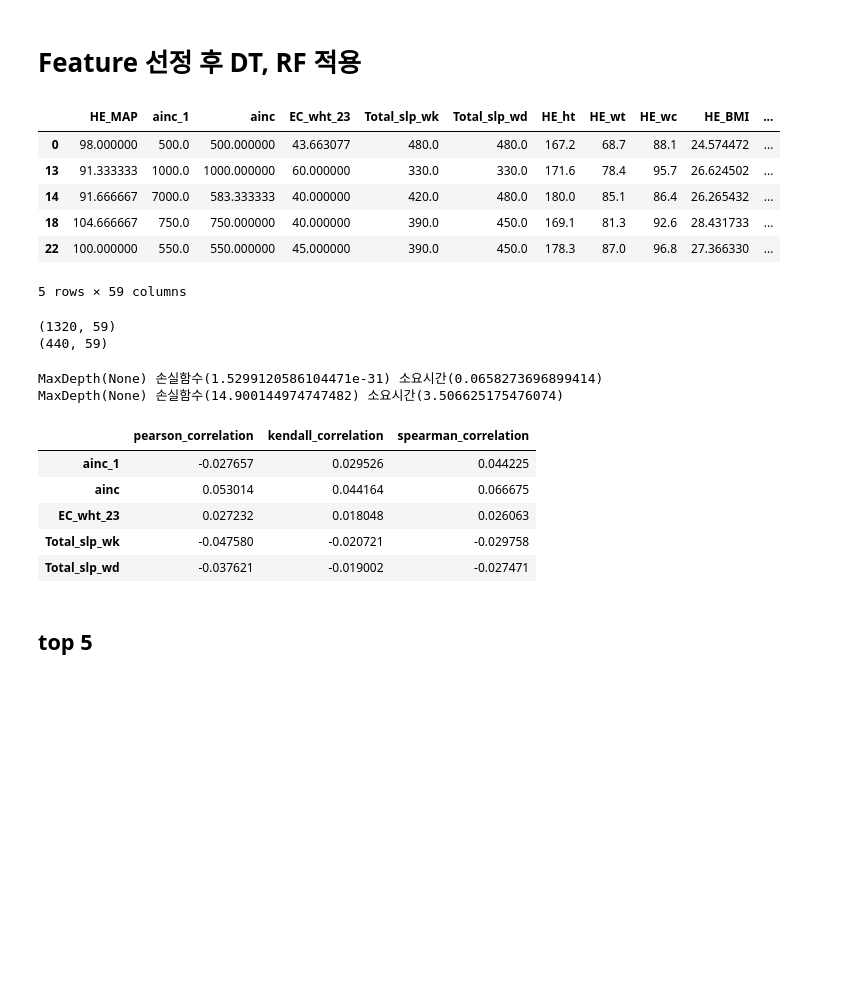
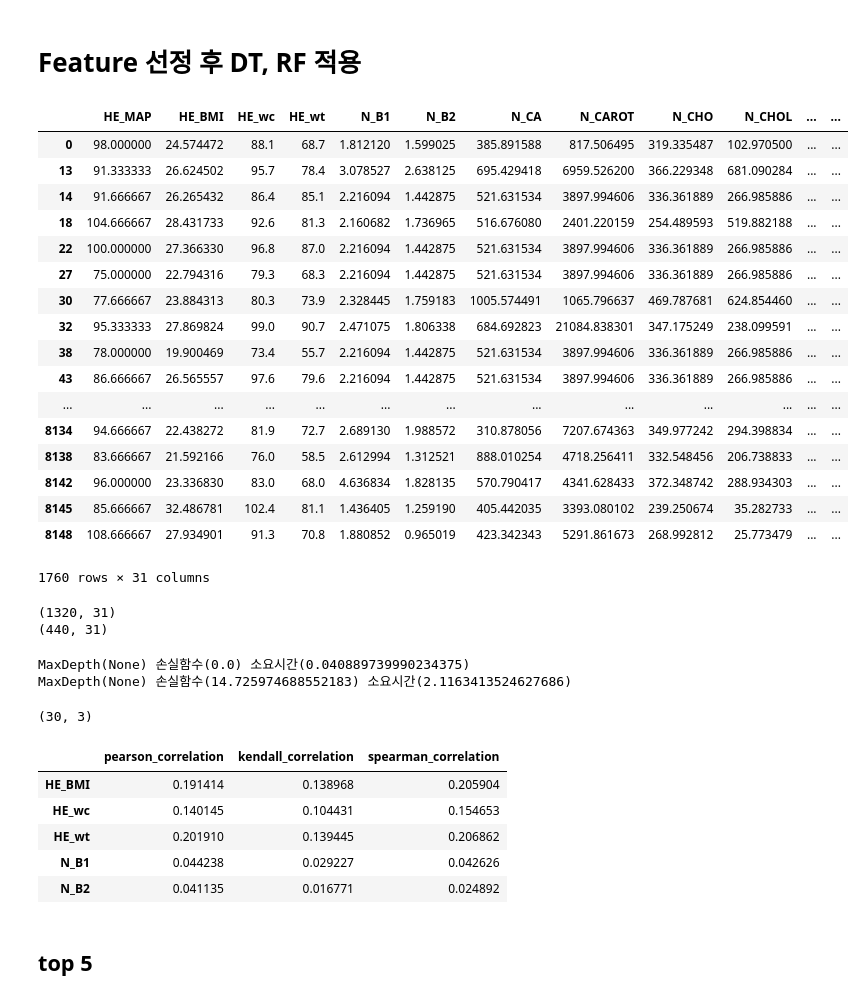
Before and after one commit to zoot0134/kdata_project_2018, a Jupyter notebook: DecisionTreeClassifier_to_pdf_accuracyRate_6(LEE).ipynb, the cells around one changed output. Cells and saved outputs as stored; diff of their text form; code cells hidden in the pictures; blank space fills up the shorter version.

```diff
--- a/DecisionTreeClassifier_to_pdf_accuracyRate_6(LEE).ipynb
+++ b/DecisionTreeClassifier_to_pdf_accuracyRate_6(LEE).ipynb
@@ -1432,51 +1434,66 @@ writer.save()
 # %% [markdown]
 # Feature 선정 후 DT, RF 적용
 # %%
-'''
 feature_importances_df = pd.DataFrame(one_hot_df, columns=[
     one_hot_df.HE_MAP.name ,
     one_hot_df.HE_BMI.name ,
     one_hot_df.HE_wc.name ,
     one_hot_df.HE_wt.name ,
     one_hot_df.N_B1.name ,
+
     one_hot_df.N_B2.name ,
     one_hot_df.N_CA.name ,
     one_hot_df.N_CAROT.name ,
     one_hot_df.N_CHO.name ,
     one_hot_df.N_CHOL.name ,
+
     one_hot_df.N_EN.name ,
     one_hot_df.N_FAT.name ,
     one_hot_df.N_FE.name ,
     one_hot_df.N_INTK.name ,
     one_hot_df.N_K.name ,
+
     one_hot_df.N_MUFA.name ,
     one_hot_df.N_N3.name ,
     one_hot_df.N_N6.name ,
     one_hot_df.N_NA.name ,
     one_hot_df.N_NIAC.name ,
+
     one_hot_df.N_PHOS.name ,
     one_hot_df.N_PROT.name ,
     one_hot_df.N_RETIN.name ,
     one_hot_df.N_SFA.name ,
     one_hot_df.N_TDF.name ,
+
     one_hot_df.N_VA.name ,
     one_hot_df.N_VA_RAE.name ,
     one_hot_df.N_VITC.name ,
     one_hot_df.N_WATER.name ,
     one_hot_df.Total_slp_wd.name ,
+
     one_hot_df.Total_slp_wk.name
 ])
-'''
-feature_importances_df = pd.DataFrame(one_hot_df, columns=[one_hot_df.HE_MAP.name] + top_73.index.tolist())
-feature_importances_df.head()
+#feature_importances_df = pd.DataFrame(one_hot_df, columns=[one_hot_df.HE_MAP.name] + top_73.index.tolist())
+feature_importances_df
 # %% [output]
-|  | HE_MAP | ainc_1 | ainc | EC_wht_23 | Total_slp_wk | Total_slp_wd | HE_ht | HE_wt | HE_wc | HE_BMI | ... |
-| 0 | 98.000000 | 500.0 | 500.000000 | 43.663077 | 480.0 | 480.0 | 167.2 | 68.7 | 88.1 | 24.574472 | ... |
-| 13 | 91.333333 | 1000.0 | 1000.000000 | 60.000000 | 330.0 | 330.0 | 171.6 | 78.4 | 95.7 | 26.624502 | ... |
-| 14 | 91.666667 | 7000.0 | 583.333333 | 40.000000 | 420.0 | 480.0 | 180.0 | 85.1 | 86.4 | 26.265432 | ... |
-| 18 | 104.666667 | 750.0 | 750.000000 | 40.000000 | 390.0 | 450.0 | 169.1 | 81.3 | 92.6 | 28.431733 | ... |
-| 22 | 100.000000 | 550.0 | 550.000000 | 45.000000 | 390.0 | 450.0 | 178.3 | 87.0 | 96.8 | 27.366330 | ... |
+|  | HE_MAP | HE_BMI | HE_wc | HE_wt | N_B1 | N_B2 | N_CA | N_CAROT | N_CHO | N_CHOL | ... | ... |
+| 0 | 98.000000 | 24.574472 | 88.1 | 68.7 | 1.812120 | 1.599025 | 385.891588 | 817.506495 | 319.335487 | 102.970500 | ... | ... |
+| 13 | 91.333333 | 26.624502 | 95.7 | 78.4 | 3.078527 | 2.638125 | 695.429418 | 6959.526200 | 366.229348 | 681.090284 | ... | ... |
+| 14 | 91.666667 | 26.265432 | 86.4 | 85.1 | 2.216094 | 1.442875 | 521.631534 | 3897.994606 | 336.361889 | 266.985886 | ... | ... |
+| 18 | 104.666667 | 28.431733 | 92.6 | 81.3 | 2.160682 | 1.736965 | 516.676080 | 2401.220159 | 254.489593 | 519.882188 | ... | ... |
+| 22 | 100.000000 | 27.366330 | 96.8 | 87.0 | 2.216094 | 1.442875 | 521.631534 | 3897.994606 | 336.361889 | 266.985886 | ... | ... |
+| 27 | 75.000000 | 22.794316 | 79.3 | 68.3 | 2.216094 | 1.442875 | 521.631534 | 3897.994606 | 336.361889 | 266.985886 | ... | ... |
+| 30 | 77.666667 | 23.884313 | 80.3 | 73.9 | 2.328445 | 1.759183 | 1005.574491 | 1065.796637 | 469.787681 | 624.854460 | ... | ... |
+| 32 | 95.333333 | 27.869824 | 99.0 | 90.7 | 2.471075 | 1.806338 | 684.692823 | 21084.838301 | 347.175249 | 238.099591 | ... | ... |
+| 38 | 78.000000 | 19.900469 | 73.4 | 55.7 | 2.216094 | 1.442875 | 521.631534 | 3897.994606 | 336.361889 | 266.985886 | ... | ... |
+| 43 | 86.666667 | 26.565557 | 97.6 | 79.6 | 2.216094 | 1.442875 | 521.631534 | 3897.994606 | 336.361889 | 266.985886 | ... | ... |
+| ... | ... | ... | ... | ... | ... | ... | ... | ... | ... | ... | ... | ... |
+| 8134 | 94.666667 | 22.438272 | 81.9 | 72.7 | 2.689130 | 1.988572 | 310.878056 | 7207.674363 | 349.977242 | 294.398834 | ... | ... |
+| 8138 | 83.666667 | 21.592166 | 76.0 | 58.5 | 2.612994 | 1.312521 | 888.010254 | 4718.256411 | 332.548456 | 206.738833 | ... | ... |
+| 8142 | 96.000000 | 23.336830 | 83.0 | 68.0 | 4.636834 | 1.828135 | 570.790417 | 4341.628433 | 372.348742 | 288.934303 | ... | ... |
+| 8145 | 85.666667 | 32.486781 | 102.4 | 81.1 | 1.436405 | 1.259190 | 405.442035 | 3393.080102 | 239.250674 | 35.282733 | ... | ... |
+| 8148 | 108.666667 | 27.934901 | 91.3 | 70.8 | 1.880852 | 0.965019 | 423.342343 | 5291.861673 | 268.992812 | 25.773479 | ... | ... |
-5 rows × 59 columns
+1760 rows × 31 columns
 # %%
 train_fi_df, test_fi_df = train_test_split(feature_importances_df, test_size=0.25)
 print(train_fi_df.shape)
@@ -1485,28 +1502,30 @@ print(test_fi_df.shape)
 Y = feature_importances_df.HE_MAP.name
 X = feature_importances_df.columns.drop(Y).tolist()
 # %% [output]
-(1320, 59)
-(440, 59)
+(1320, 31)
+(440, 31)
 # %%
 dtr_fi_model, dtr_fi_mse = runDTR(X, Y, train_fi_df, test_fi_df)
 rfr_fi_model, rfr_fi_mse = runRFR(X, Y, train_fi_df, test_fi_df)
 # %% [output]
-MaxDepth(None) 손실함수(1.5299120586104471e-31) 소요시간(0.0658273696899414)
-MaxDepth(None) 손실함수(14.900144974747482) 소요시간(3.506625175476074)
+MaxDepth(None) 손실함수(0.0) 소요시간(0.040889739990234375)
+MaxDepth(None) 손실함수(14.725974688552183) 소요시간(2.1163413524627686)
 # %%
 score_fi_df = pd.DataFrame()
 score_fi_df['pearson_correlation']  = feature_importances_df.corr(method='pearson')['HE_MAP']
 score_fi_df['kendall_correlation']  = feature_importances_df.corr(method='kendall')['HE_MAP']
 score_fi_df['spearman_correlation'] = feature_importances_df.corr(method='spearman')['HE_MAP']
 score_fi_df = score_fi_df[1:]
+print(score_fi_df.shape)
 score_fi_df.head()
 # %% [output]
+(30, 3)
 |  | pearson_correlation | kendall_correlation | spearman_correlation |
-| ainc_1 | -0.027657 | 0.029526 | 0.044225 |
-| ainc | 0.053014 | 0.044164 | 0.066675 |
-| EC_wht_23 | 0.027232 | 0.018048 | 0.026063 |
-| Total_slp_wk | -0.047580 | -0.020721 | -0.029758 |
-| Total_slp_wd | -0.037621 | -0.019002 | -0.027471 |
+| HE_BMI | 0.191414 | 0.138968 | 0.205904 |
+| HE_wc | 0.140145 | 0.104431 | 0.154653 |
+| HE_wt | 0.201910 | 0.139445 | 0.206862 |
+| N_B1 | 0.044238 | 0.029227 | 0.042626 |
+| N_B2 | 0.041135 | 0.016771 | 0.024892 |
 # %%
 score_fi_df['decision_tree_regressor_mse'] = pd.Series(dtr_fi_model.feature_importances_, index=X)
 score_fi_df['random_forest_regressor_mse'] = pd.Series(rfr_fi_model.feature_importances_, index=X)
```
Also changed, not shown: parts of 12 cells of this notebook.
